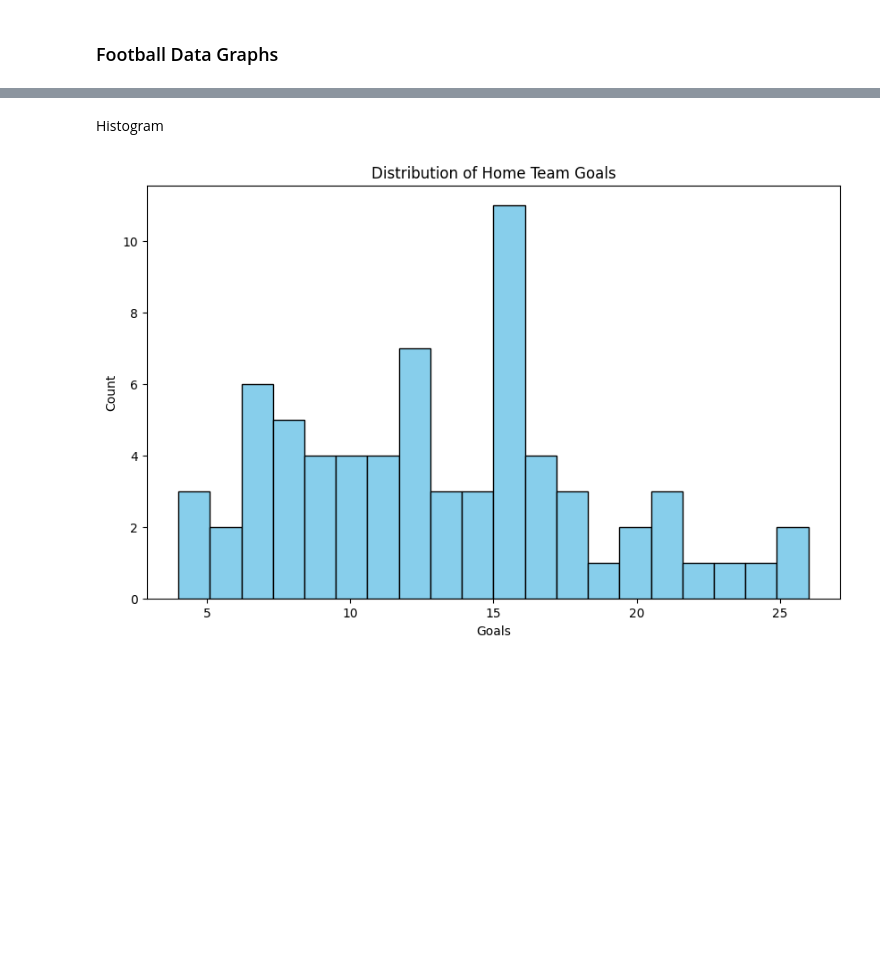
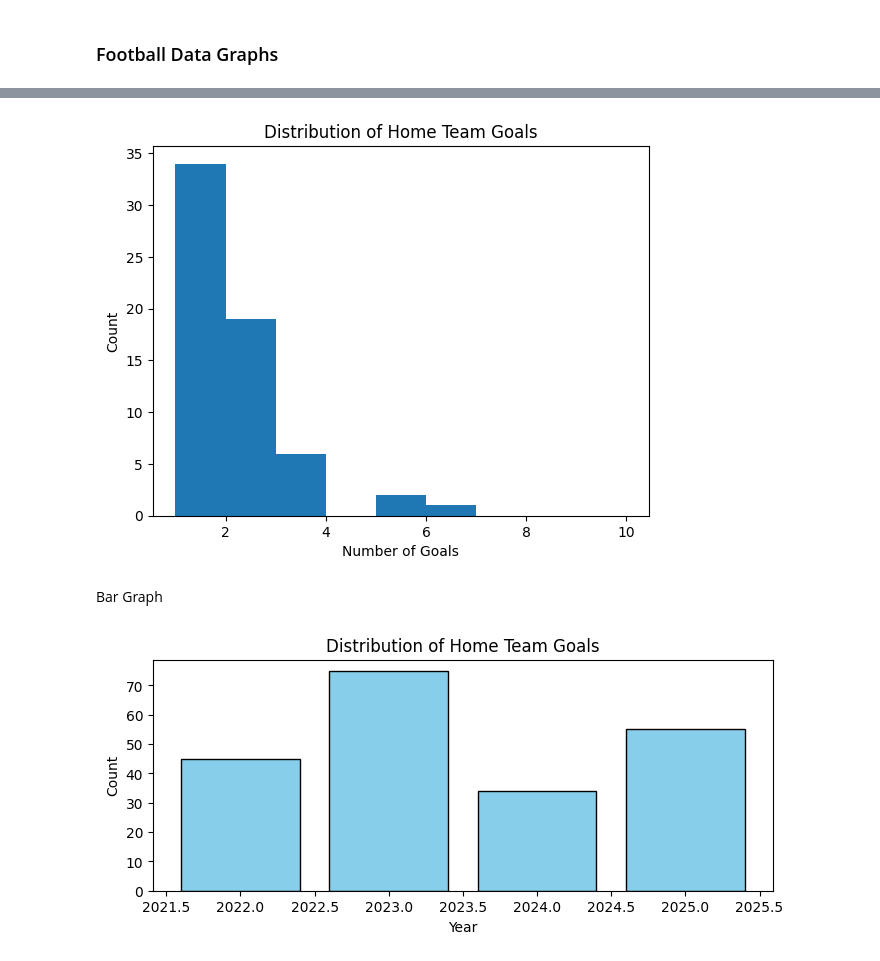
Before and after one commit to nik2168/pandas, a Jupyter notebook: matplotlibPractice.ipynb, the cells around one changed output, grey strips where cells are left out. Drawn from its saved outputs; the diff is of its cells as text; code cells hidden in the pictures; blank space fills up the shorter version.

```diff
--- a/matplotlibPractice.ipynb
+++ b/matplotlibPractice.ipynb
@@ -38,14 +49,26 @@ df.head()
+# %%
+fthg = df['FTHG'].dropna()
+
+plt.hist(fthg, bins=[1,2,3,4,5,6,7,8,9,10])
+plt.title('Distribution of Home Team Goals')
+plt.xlabel('Number of Goals')
+plt.ylabel('Count')
+plt.show()
+# %% [output]
+[figure, added]
 # %% [markdown]
-Histogram
+Bar Graph
 # %%
-hs_team = df['HS'].dropna() # drop missing values
-hs_team
 
-plt.figure(figsize=(10, 6))
-plt.hist(hs_team, bins=20, color='skyblue', edgecolor='black')
+
+x = np.array([2022, 2023, 2024, 2025])  # years
+y = np.array([45, 75, 34, 55])          # count of students each year
+
+plt.figure(figsize=(8, 3))
+plt.bar(x, y, color='skyblue', edgecolor='black')  # Use bar, not hist
 plt.title('Distribution of Home Team Goals')
-plt.xlabel('Goals')
+plt.xlabel('Year')
 plt.ylabel('Count')
 plt.show()
 # %% [output]
-[figure, old version]
+[figure, new version]
```
Also changed, not shown: parts of 9 cells of this notebook.
